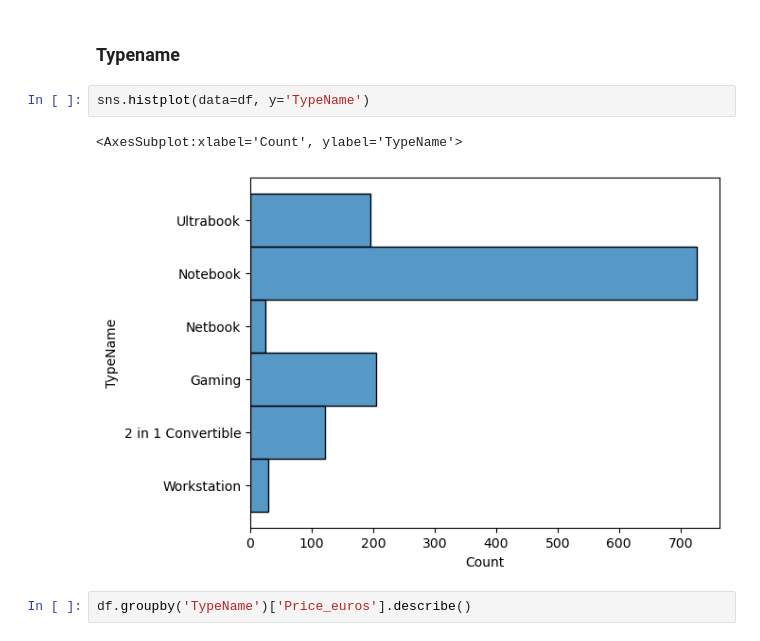
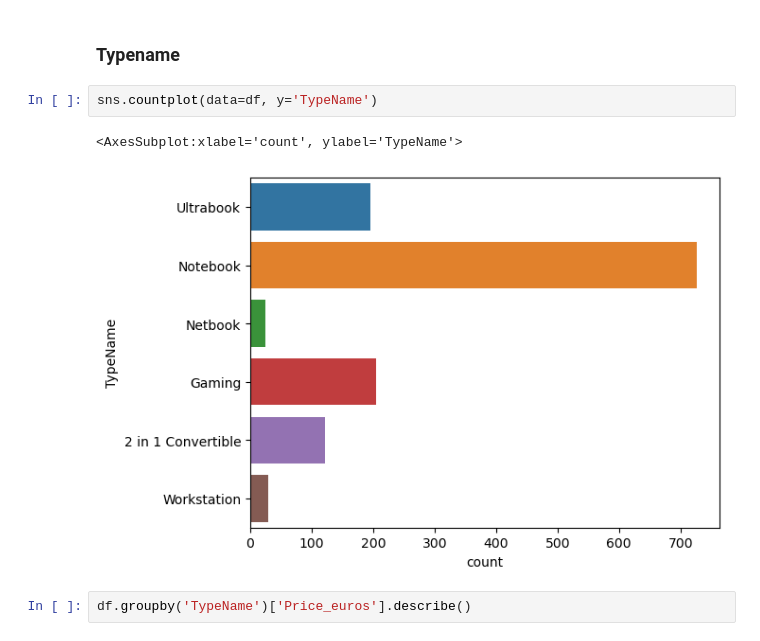
Before and after one commit to RossErskine/Kaggle-notebooks, a Jupyter notebook: Laptop prices.ipynb, the cells around one changed output. Cells and saved outputs as stored; diff of their text form.

```diff
--- a/Laptop prices.ipynb
+++ b/Laptop prices.ipynb
@@ -134,10 +113,10 @@ X.head()
 # %% [markdown]
 ### Typename
 # %%
-sns.histplot(data=df, y='TypeName')
+sns.countplot(data=df, y='TypeName')
 # %% [output]
-<AxesSubplot:xlabel='Count', ylabel='TypeName'>
+<AxesSubplot:xlabel='count', ylabel='TypeName'>
-[figure, old version]
+[figure, new version]
 # %%
 df.groupby('TypeName')['Price_euros'].describe()
 # %% [output]
```
Also changed, not shown: parts of 62 cells of this notebook.
